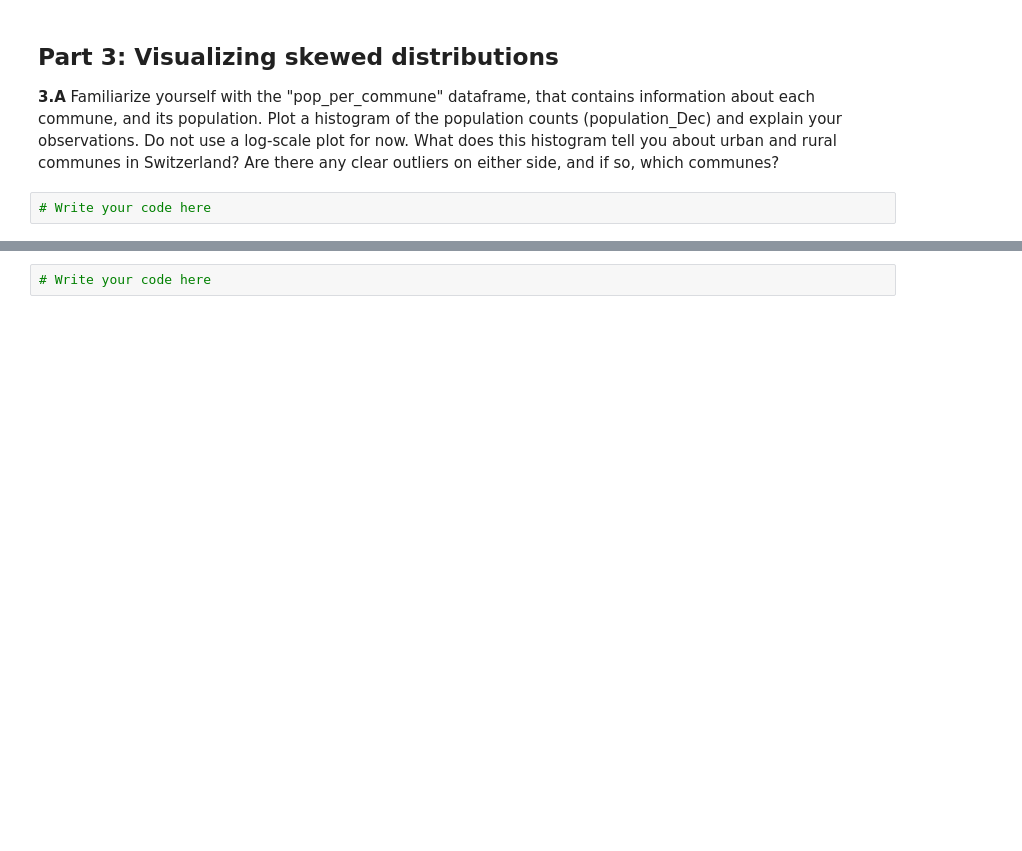
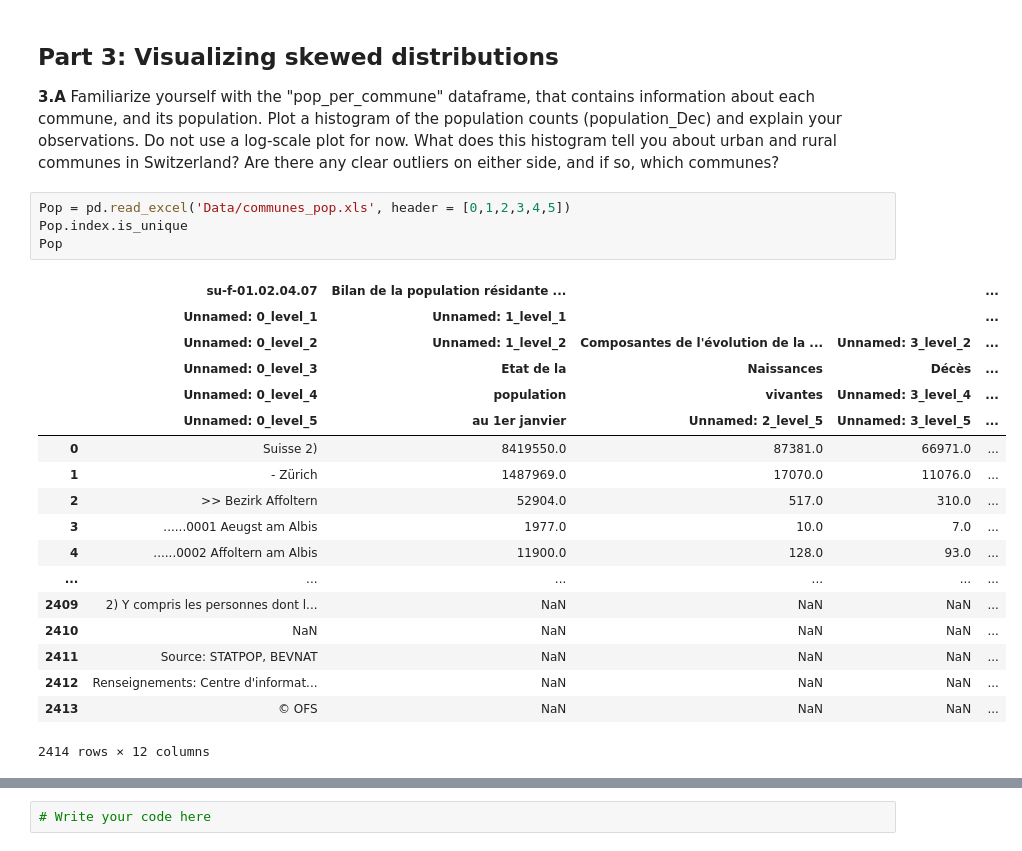
Before and after one commit to aiglegivree/ada_2025, a Jupyter notebook: Exercises/02 - Data viz and data from the web/Becoming a DataVizard exercise.ipynb, the cells around one changed output, grey strips where cells are left out. Drawn from its saved outputs; the diff is of its cells as text; blank space fills up the shorter version.

```diff
--- a/Exercises/02 - Data viz and data from the web/Becoming a DataVizard exercise.ipynb
+++ b/Exercises/02 - Data viz and data from the web/Becoming a DataVizard exercise.ipynb
@@ -329,5 +316,26 @@ plt.show()
 ## Part 3: Visualizing skewed distributions
 
 __3.A__ Familiarize yourself with the "pop_per_commune" dataframe, that contains information about each commune, and its population. Plot a histogram of the population counts (population_Dec) and explain your observations. Do not use a log-scale plot for now. What does this histogram tell you about urban and rural communes in Switzerland? Are there any clear outliers on either side, and if so, which communes?
-# %%
-# Write your code here
+# %%
+Pop = pd.read_excel('Data/communes_pop.xls', header = [0,1,2,3,4,5])
+Pop.index.is_unique
+Pop
+# %% [output]
+|  | su-f-01.02.04.07 | Bilan de la population résidante ... |  |  | ... |
+|  | Unnamed: 0_level_1 | Unnamed: 1_level_1 |  |  | ... |
+|  | Unnamed: 0_level_2 | Unnamed: 1_level_2 | Composantes de l'évolution de la ... | Unnamed: 3_level_2 | ... |
+|  | Unnamed: 0_level_3 | Etat de la | Naissances | Décès | ... |
+|  | Unnamed: 0_level_4 | population | vivantes | Unnamed: 3_level_4 | ... |
+|  | Unnamed: 0_level_5 | au 1er janvier | Unnamed: 2_level_5 | Unnamed: 3_level_5 | ... |
+| 0 | Suisse 2) | 8419550.0 | 87381.0 | 66971.0 | ... |
+| 1 | - Zürich | 1487969.0 | 17070.0 | 11076.0 | ... |
+| 2 | >> Bezirk Affoltern | 52904.0 | 517.0 | 310.0 | ... |
+| 3 | ......0001 Aeugst am Albis | 1977.0 | 10.0 | 7.0 | ... |
+| 4 | ......0002 Affoltern am Albis | 11900.0 | 128.0 | 93.0 | ... |
+| ... | ... | ... | ... | ... | ... |
+| 2409 | 2) Y compris les personnes dont l... | NaN | NaN | NaN | ... |
+| 2410 | NaN | NaN | NaN | NaN | ... |
+| 2411 | Source: STATPOP, BEVNAT | NaN | NaN | NaN | ... |
+| 2412 | Renseignements: Centre d'informat... | NaN | NaN | NaN | ... |
+| 2413 | © OFS | NaN | NaN | NaN | ... |
+2414 rows × 12 columns
```
Also changed, not shown: parts of 3 cells of this notebook.
